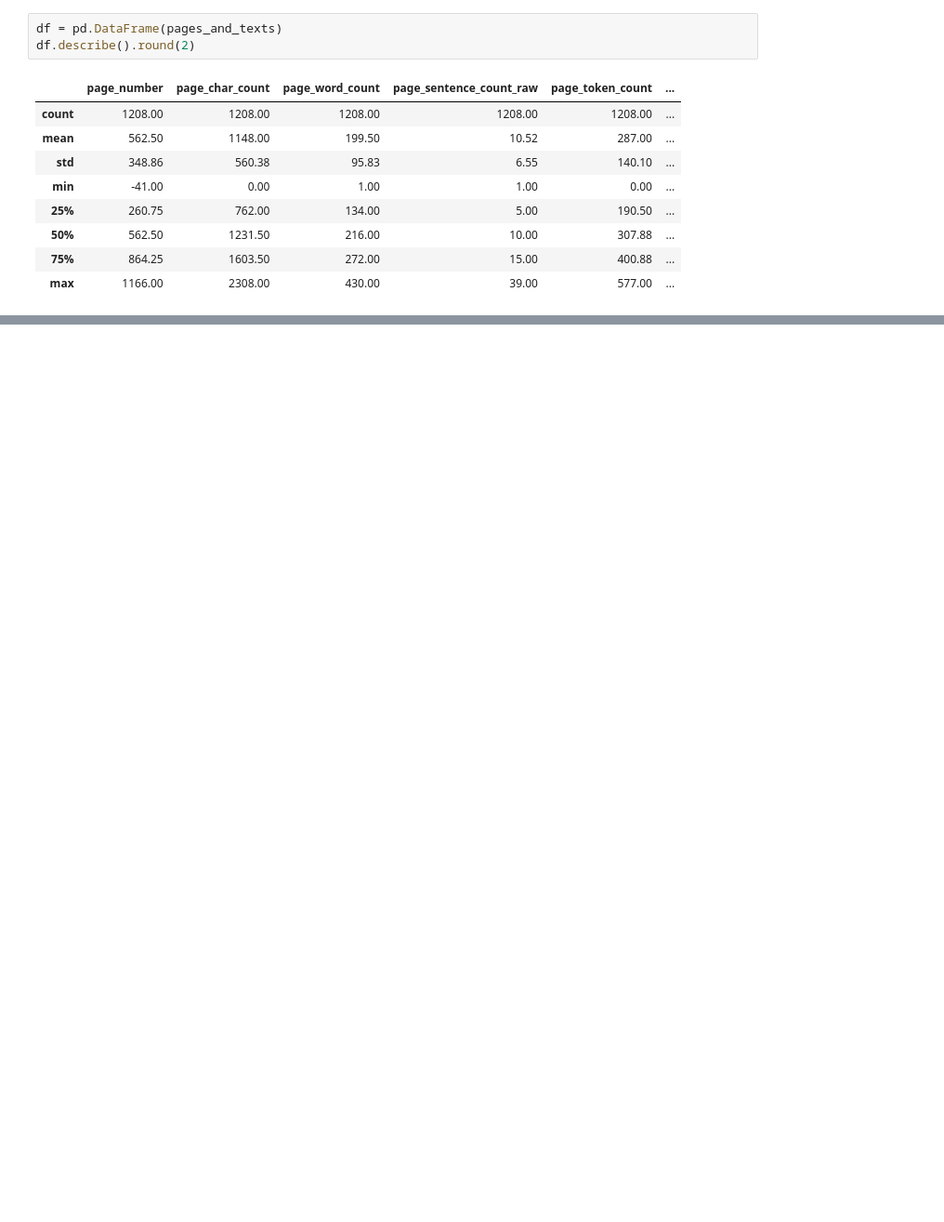
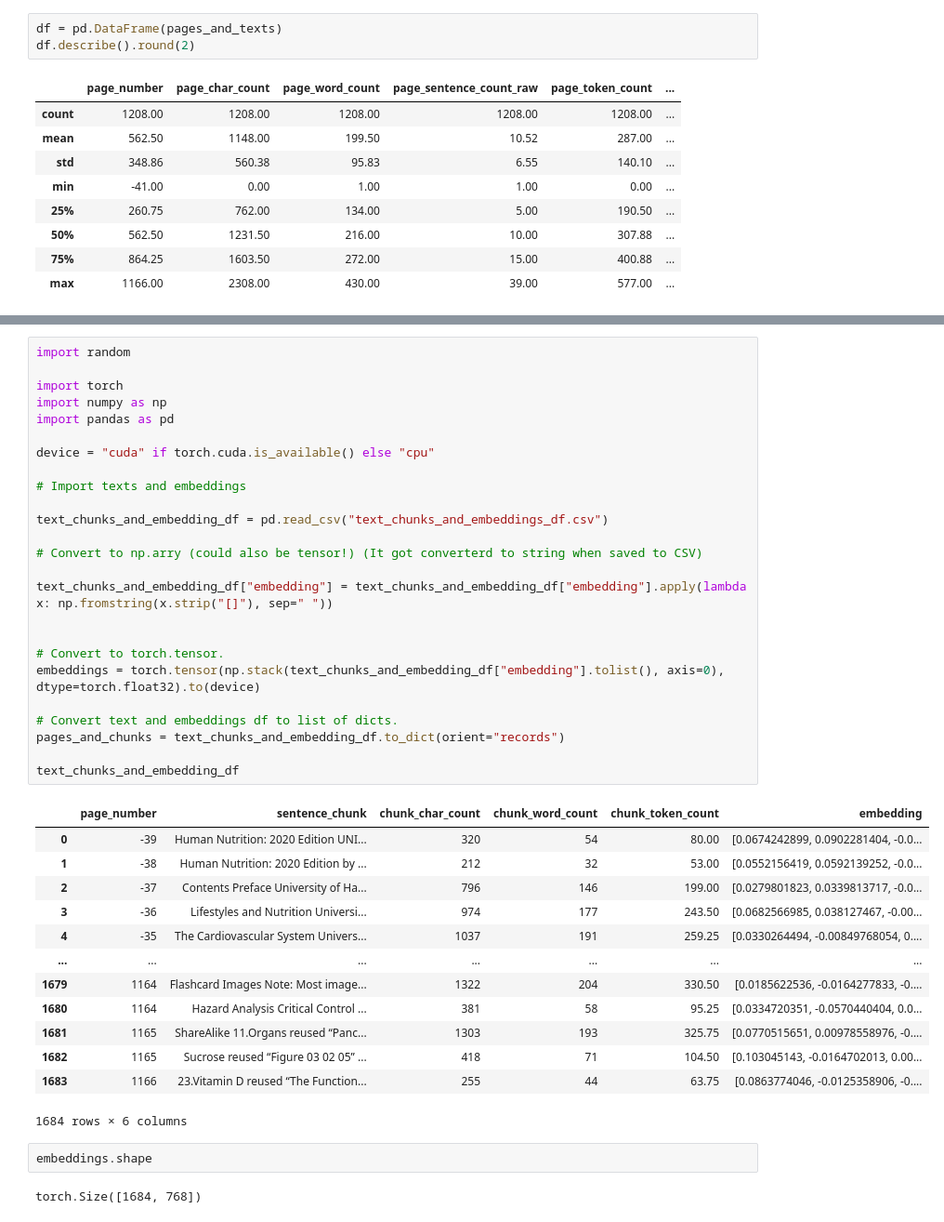
Before and after one commit to ariane-sarni/local-rag, a Jupyter notebook: 00-simple-local-rag-video.ipynb, the cells around one changed output, grey strips where cells are left out. Shown at 93% size. Drawn from its saved outputs; the diff is of its cells as text; blank space fills up the shorter version.

```diff
--- a/00-simple-local-rag-video.ipynb
+++ b/00-simple-local-rag-video.ipynb
@@ -271,0 +648,43 @@ But why is this done?
+# %%
+import random
+
+import torch
+import numpy as np
+import pandas as pd
+
+device = "cuda" if torch.cuda.is_available() else "cpu"
+
+# Import texts and embeddings
+
+text_chunks_and_embedding_df = pd.read_csv("text_chunks_and_embeddings_df.csv")
+
+# Convert to np.arry (could also be tensor!) (It got converterd to string when saved to CSV)
+
+text_chunks_and_embedding_df["embedding"] = text_chunks_and_embedding_df["embedding"].apply(lambda x: np.fromstring(x.strip("[]"), sep=" "))
+
+
+# Convert to torch.tensor.
+embeddings = torch.tensor(np.stack(text_chunks_and_embedding_df["embedding"].tolist(), axis=0), dtype=torch.float32).to(device)
+
+# Convert text and embeddings df to list of dicts.
+pages_and_chunks = text_chunks_and_embedding_df.to_dict(orient="records")
+
+text_chunks_and_embedding_df
+# %% [output]
+|  | page_number | sentence_chunk | chunk_char_count | chunk_word_count | chunk_token_count | embedding |
+| 0 | -39 | Human Nutrition: 2020 Edition UNI... | 320 | 54 | 80.00 | [0.0674242899, 0.0902281404, -0.0... |
+| 1 | -38 | Human Nutrition: 2020 Edition by ... | 212 | 32 | 53.00 | [0.0552156419, 0.0592139252, -0.0... |
+| 2 | -37 | Contents Preface University of Ha... | 796 | 146 | 199.00 | [0.0279801823, 0.0339813717, -0.0... |
+| 3 | -36 | Lifestyles and Nutrition Universi... | 974 | 177 | 243.50 | [0.0682566985, 0.038127467, -0.00... |
+| 4 | -35 | The Cardiovascular System Univers... | 1037 | 191 | 259.25 | [0.0330264494, -0.00849768054, 0.... |
+| ... | ... | ... | ... | ... | ... | ... |
+| 1679 | 1164 | Flashcard Images Note: Most image... | 1322 | 204 | 330.50 | [0.0185622536, -0.0164277833, -0.... |
+| 1680 | 1164 | Hazard Analysis Critical Control ... | 381 | 58 | 95.25 | [0.0334720351, -0.0570440404, 0.0... |
+| 1681 | 1165 | ShareAlike 11.Organs reused “Panc... | 1303 | 193 | 325.75 | [0.0770515651, 0.00978558976, -0.... |
+| 1682 | 1165 | Sucrose reused “Figure 03 02 05” ... | 418 | 71 | 104.50 | [0.103045143, -0.0164702013, 0.00... |
+| 1683 | 1166 | 23.Vitamin D reused “The Function... | 255 | 44 | 63.75 | [0.0863774046, -0.0125358906, -0.... |
+1684 rows × 6 columns
+# %%
+embeddings.shape
+# %% [output]
+torch.Size([1684, 768])
```
Also changed, not shown: parts of 40 cells of this notebook, 1 other file.
